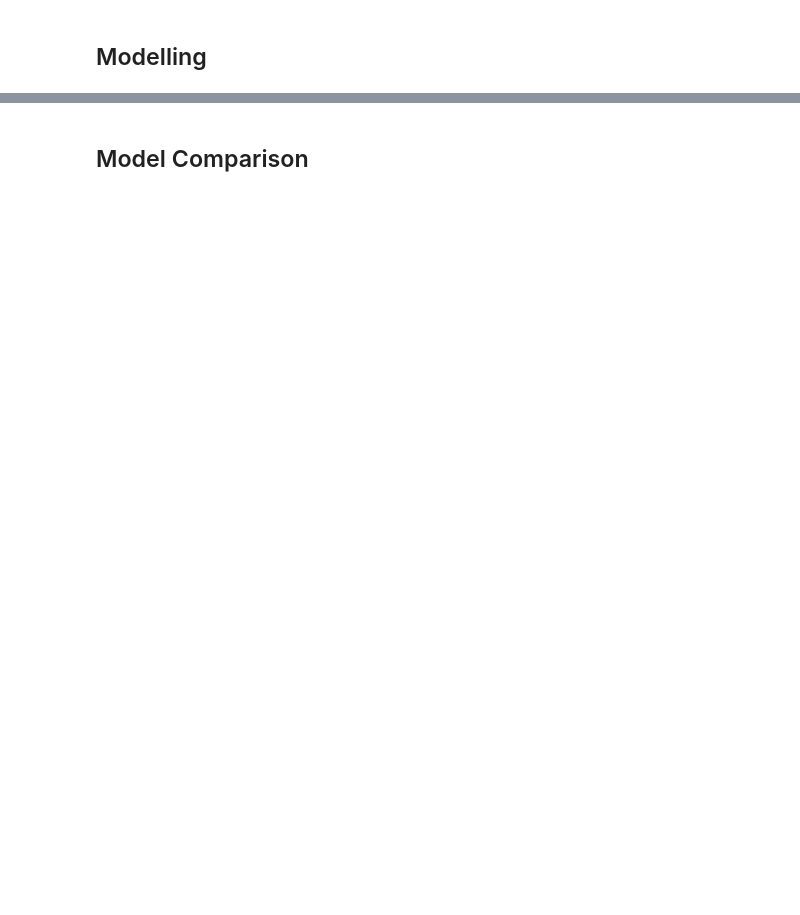
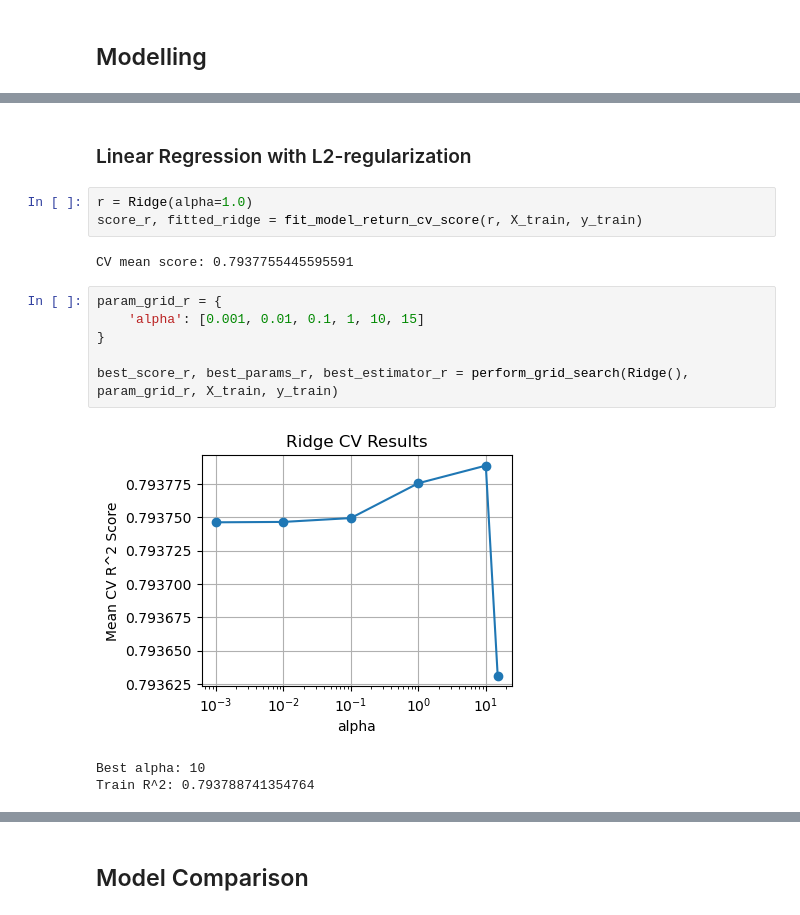
Before and after one commit to MengenL-ds/Predicting-compressive-strength-of-concrete-mixtures, a Jupyter notebook: notebook.ipynb, the cells around one changed output, grey strips where cells are left out. Drawn from its saved outputs; the diff is of its cells as text; blank space fills up the shorter version.

```diff
--- a/notebook.ipynb
+++ b/notebook.ipynb
@@ -151,0 +378,17 @@ array(['log__Fly Ash', 'yeojohnson__Age', 'yeojohnson__Cement',
+# %% [markdown]
+### Linear Regression with L2-regularization
+# %%
+r = Ridge(alpha=1.0)
+score_r, fitted_ridge = fit_model_return_cv_score(r, X_train, y_train)
+# %% [output]
+CV mean score: 0.7937755445595591
+# %%
+param_grid_r = {
+    'alpha': [0.001, 0.01, 0.1, 1, 10, 15]
+}
+
+best_score_r, best_params_r, best_estimator_r = perform_grid_search(Ridge(), param_grid_r, X_train, y_train)
+# %% [output]
+[figure, added]
+Best alpha: 10
+Train R^2: 0.793788741354764
```
Also changed, not shown: parts of 55 cells of this notebook, 1 other file.
